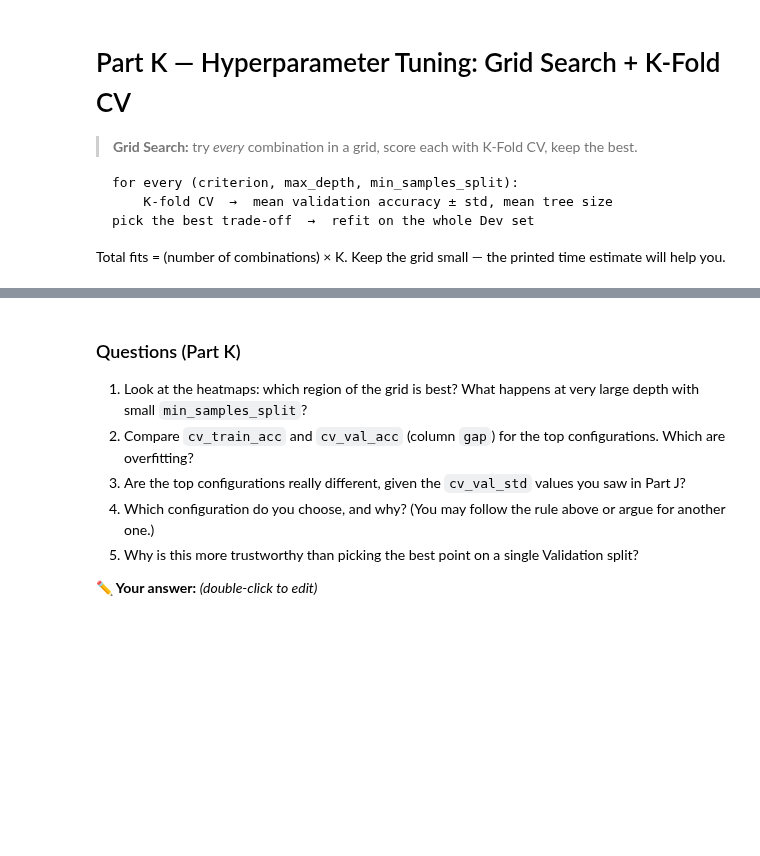
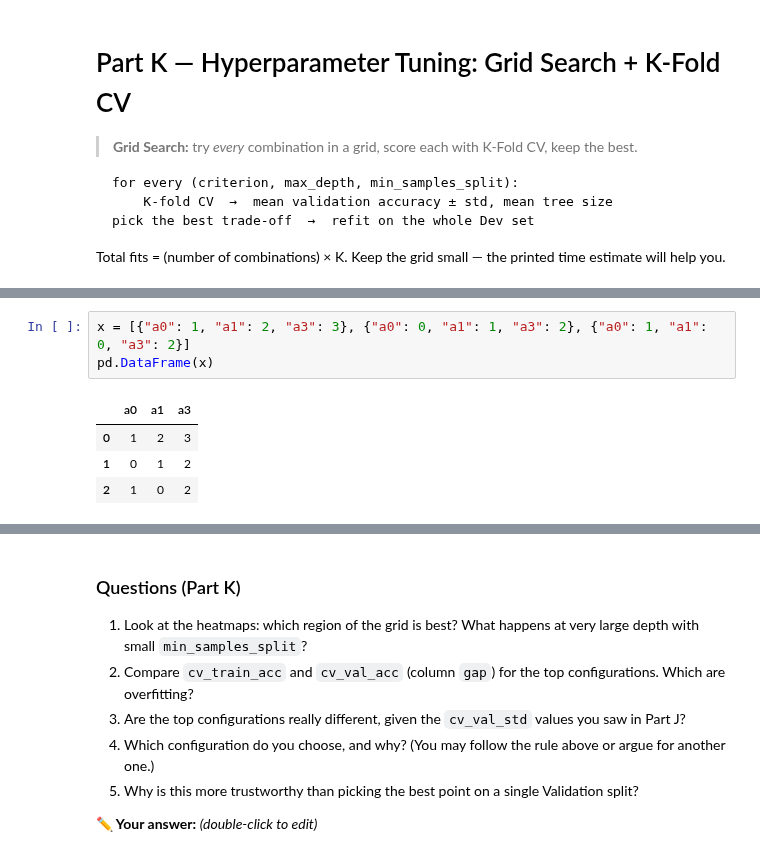
Before and after one commit to EhsnAbdllh/Decision-Tree_4051AI, a Jupyter notebook: Decision_Tree.ipynb, the cells around one changed output, grey strips where cells are left out. Saved outputs shown, nothing was run; the diff lists cells and outputs as text; blank space fills up the shorter version.

```diff
--- a/Decision_Tree.ipynb
+++ b/Decision_Tree.ipynb
@@ -2521,3 +2603,11 @@ print(f"Estimated total time: ~{(time.time() - t0) * len(combos) / 60:.1f} min")
+# %%
+x = [{"a0": 1, "a1": 2, "a3": 3}, {"a0": 0, "a1": 1, "a3": 2}, {"a0": 1, "a1": 0, "a3": 2}]
+pd.DataFrame(x)
+# %% [output]
+|  | a0 | a1 | a3 |
+| 0 | 1 | 2 | 3 |
+| 1 | 0 | 1 | 2 |
+| 2 | 1 | 0 | 2 |
 # %%
 # TODO — run the grid search
 #
```
Also changed, not shown: parts of 24 cells of this notebook.
